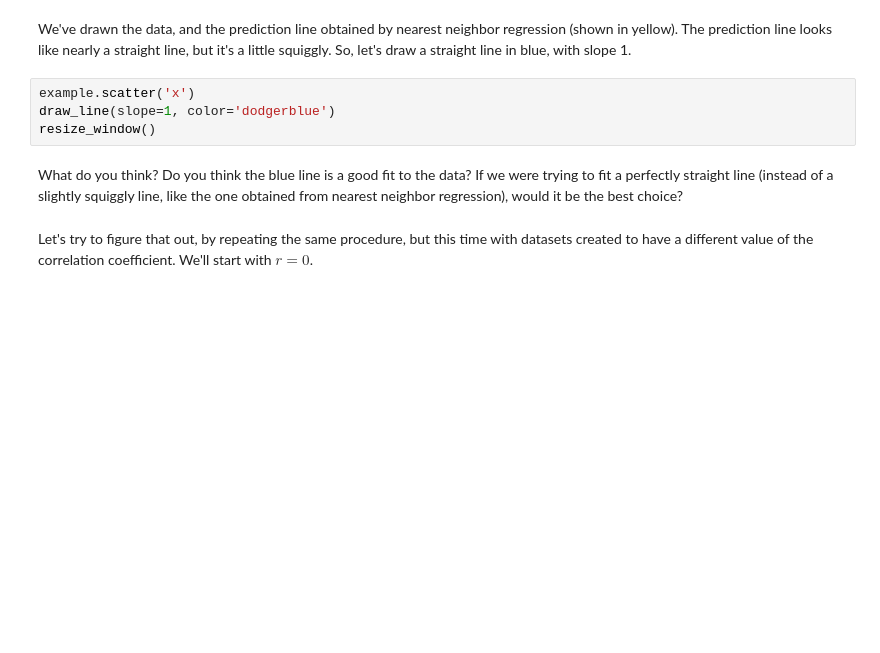
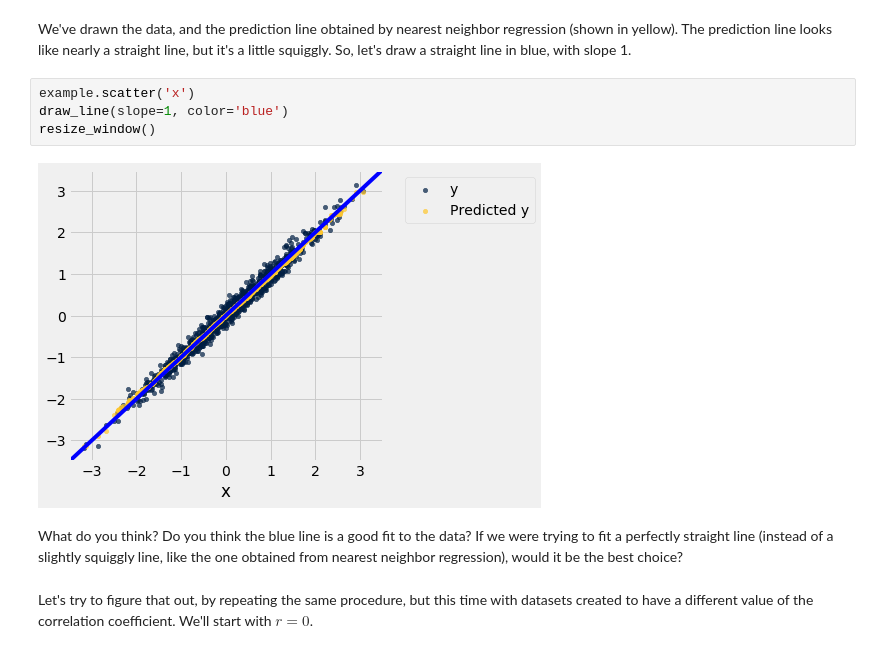
Before and after one commit to Peter-Jantsch/m121-sp21-lecture-demo, a Jupyter notebook: lec25.ipynb, the cells around one changed output. Drawn from its saved outputs; the diff is of its cells as text; blank space fills up the shorter version.

```diff
--- a/lec25.ipynb
+++ b/lec25.ipynb
@@ -92,8 +86,10 @@ resize_window()
 We've drawn the data, and the prediction line obtained by nearest neighbor regression (shown in yellow).  The prediction line looks like nearly a straight line, but it's a little squiggly.  So, let's draw a straight line in blue, with slope 1.
 # %%
 example.scatter('x')
-draw_line(slope=1, color='dodgerblue')
+draw_line(slope=1, color='blue')
 resize_window()
+# %% [output]
+[figure, added]
 # %% [markdown]
 What do you think?  Do you think the blue line is a good fit to the data?  If we were trying to fit a perfectly straight line (instead of a slightly squiggly line, like the one obtained from nearest neighbor regression), would it be the best choice?
 # %% [markdown]
```
Also changed, not shown: parts of 76 cells of this notebook.
